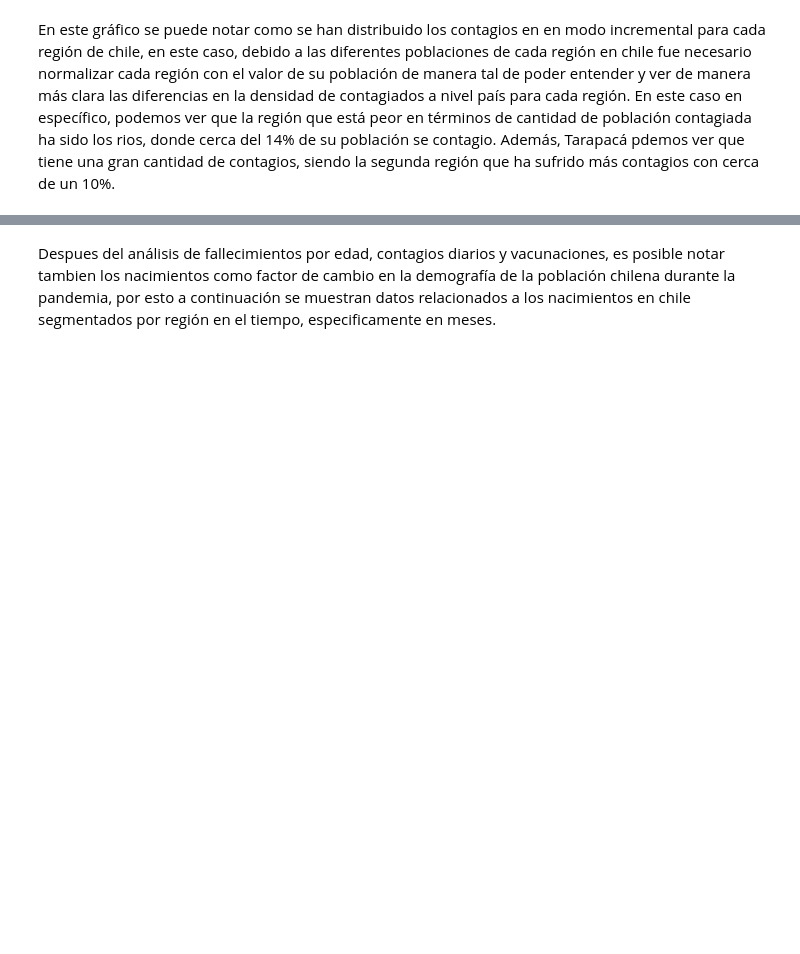
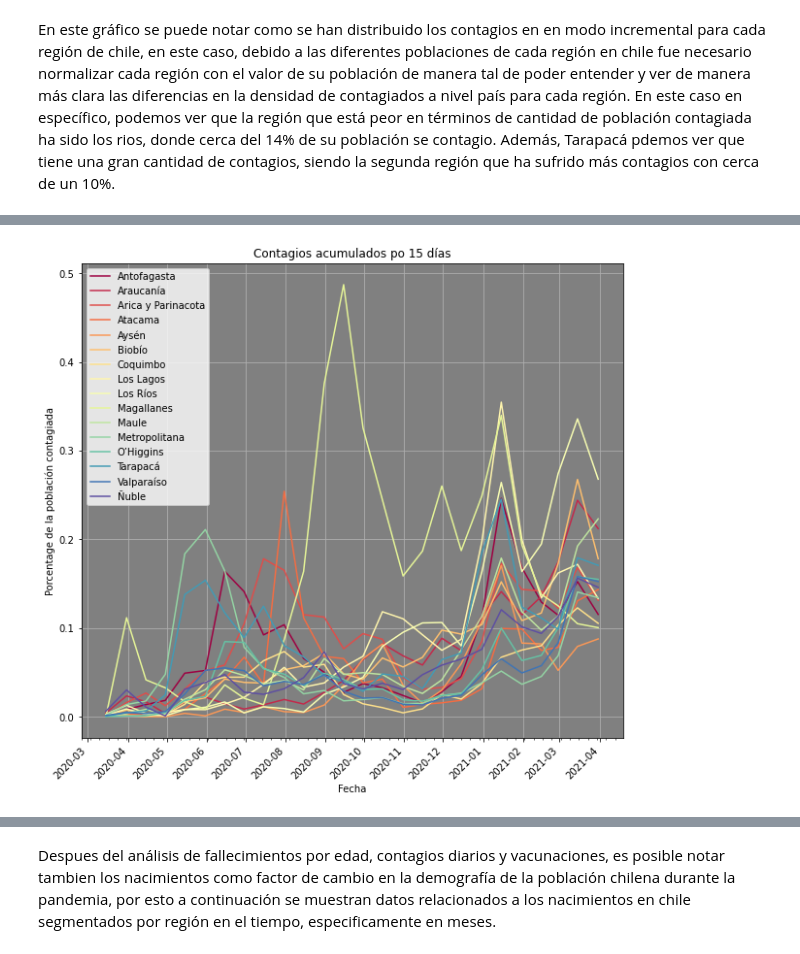
Before and after one commit to rocholaky/Mineria-de-datos-2021, a Jupyter notebook: Hito1.ipynb, the cells around one changed output, grey strips where cells are left out. Cells and saved outputs as stored; diff of their text form; code cells hidden in the pictures; blank space fills up the shorter version.

```diff
--- a/Hito1.ipynb
+++ b/Hito1.ipynb
@@ -72,0 +76,4 @@ Contagios_por_dia, Contagios_q_dias, densidad_contagios_x_dia = exploracionRC.ge
+# %%
+exploracionRC.plot_contagios_q_dia(Contagios_q_dias)
+# %% [output]
+[figure, added]
```
Also changed, not shown: parts of 21 cells of this notebook.
